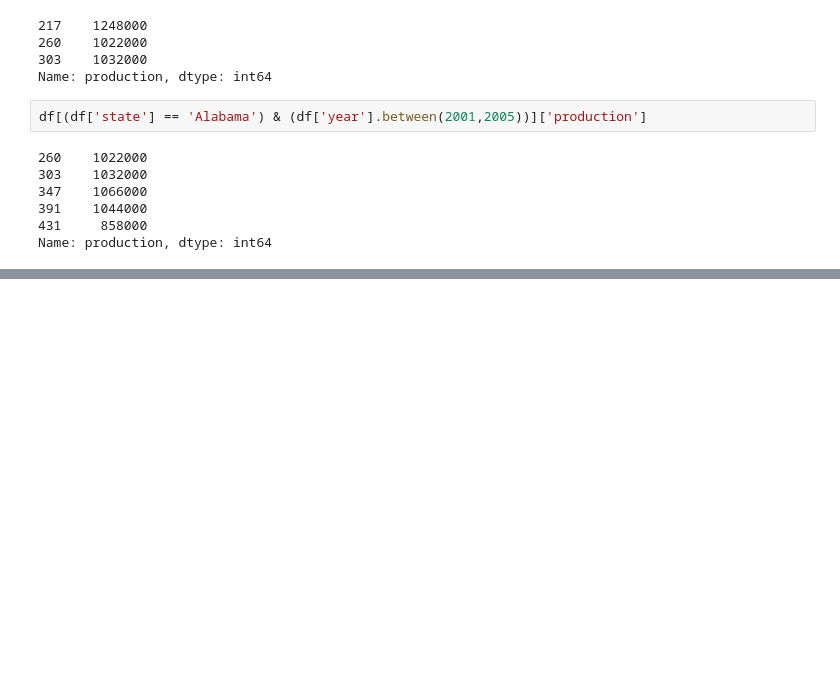
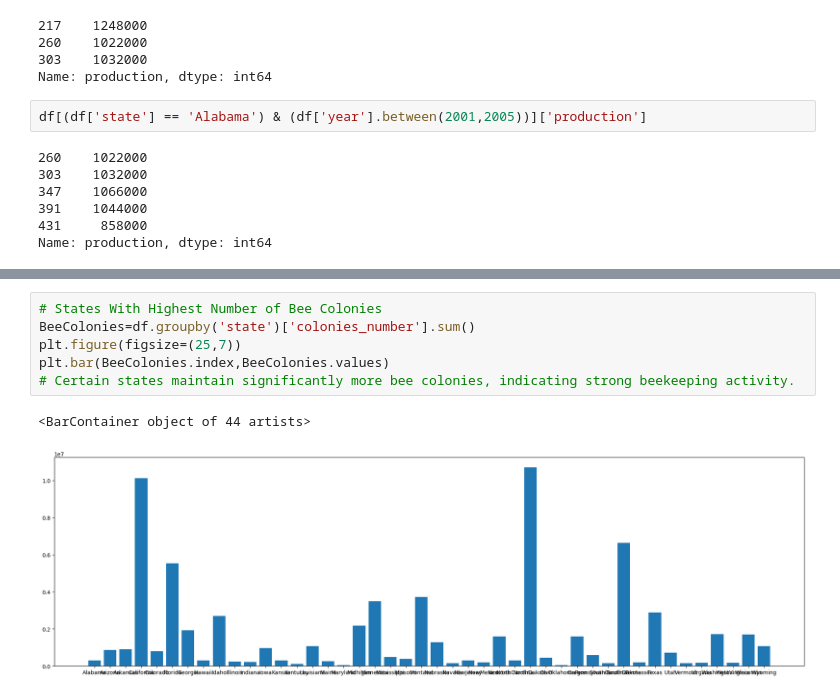
Before and after one commit to Isha-Chaudhary48/Python_libraries, a Jupyter notebook: Data_Aggregation_06_March.ipynb, the cells around one changed output, grey strips where cells are left out. Drawn from its saved outputs; the diff is of its cells as text; blank space fills up the shorter version.

```diff
--- a/Data_Aggregation_06_March.ipynb
+++ b/Data_Aggregation_06_March.ipynb
@@ -387,0 +446,9 @@ Name: production, dtype: int64
+# %%
+# States With Highest Number of Bee Colonies
+BeeColonies=df.groupby('state')['colonies_number'].sum()
+plt.figure(figsize=(25,7))
+plt.bar(BeeColonies.index,BeeColonies.values)
+# Certain states maintain significantly more bee colonies, indicating strong beekeeping activity.
+# %% [output]
+<BarContainer object of 44 artists>
+[figure, added]
```
Also changed, not shown: parts of 22 cells of this notebook, 5 other files.
